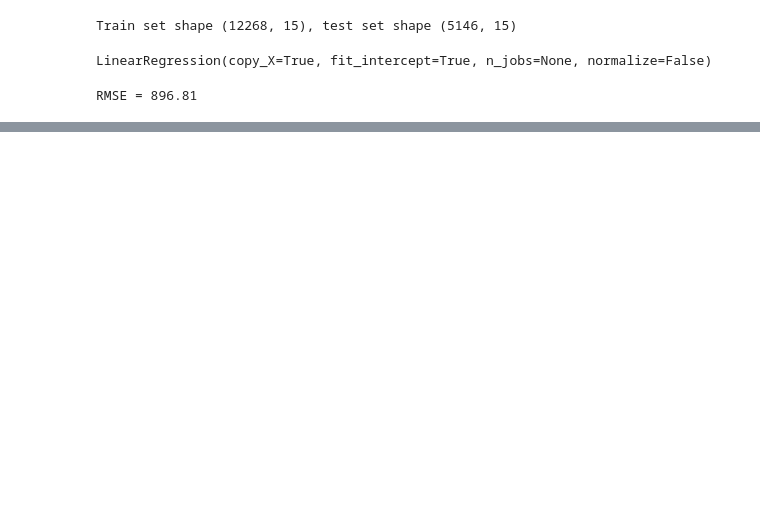
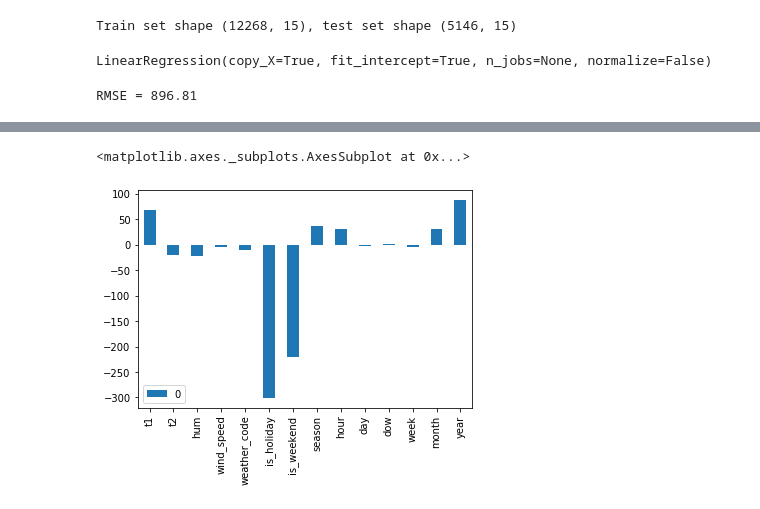
Before and after one commit to masi3734/ML_AI, a Jupyter notebook: Darbas.ipynb, the cells around one changed output, grey strips where cells are left out. Drawn from its saved outputs; the diff is of its cells as text; code cells hidden in the pictures; blank space fills up the shorter version.

```diff
--- a/Darbas.ipynb
+++ b/Darbas.ipynb
@@ -275,0 +256,6 @@ RMSE = 215.69
+# %%
+pd.DataFrame(lasso.coef_,
+            index = train0[mask].drop(['cnt'], axis=1).columns,).plot(kind='bar')
+# %% [output]
+<matplotlib.axes._subplots.AxesSubplot at 0x...>
+[figure, added]
```
Also changed, not shown: parts of 12 cells of this notebook, 2 other files.
